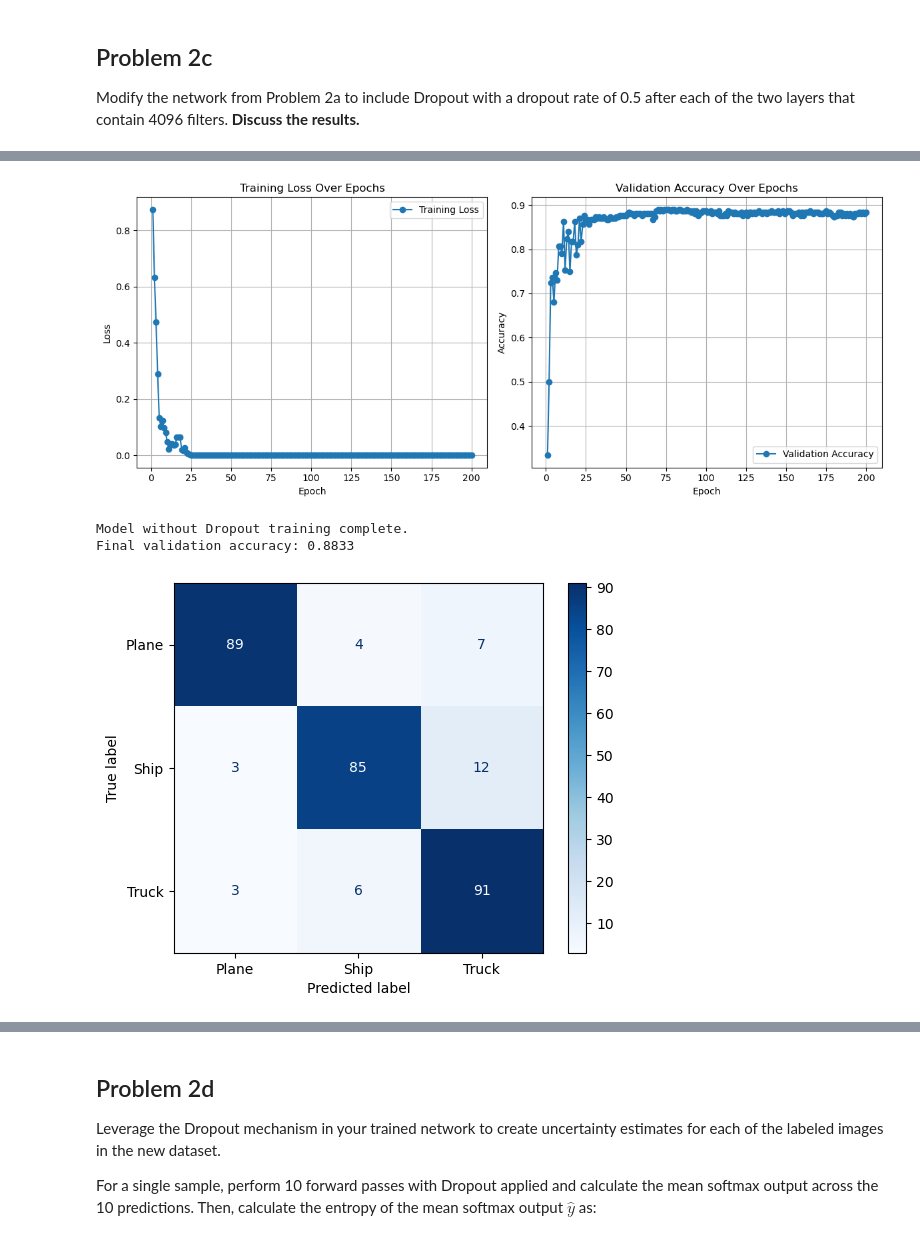
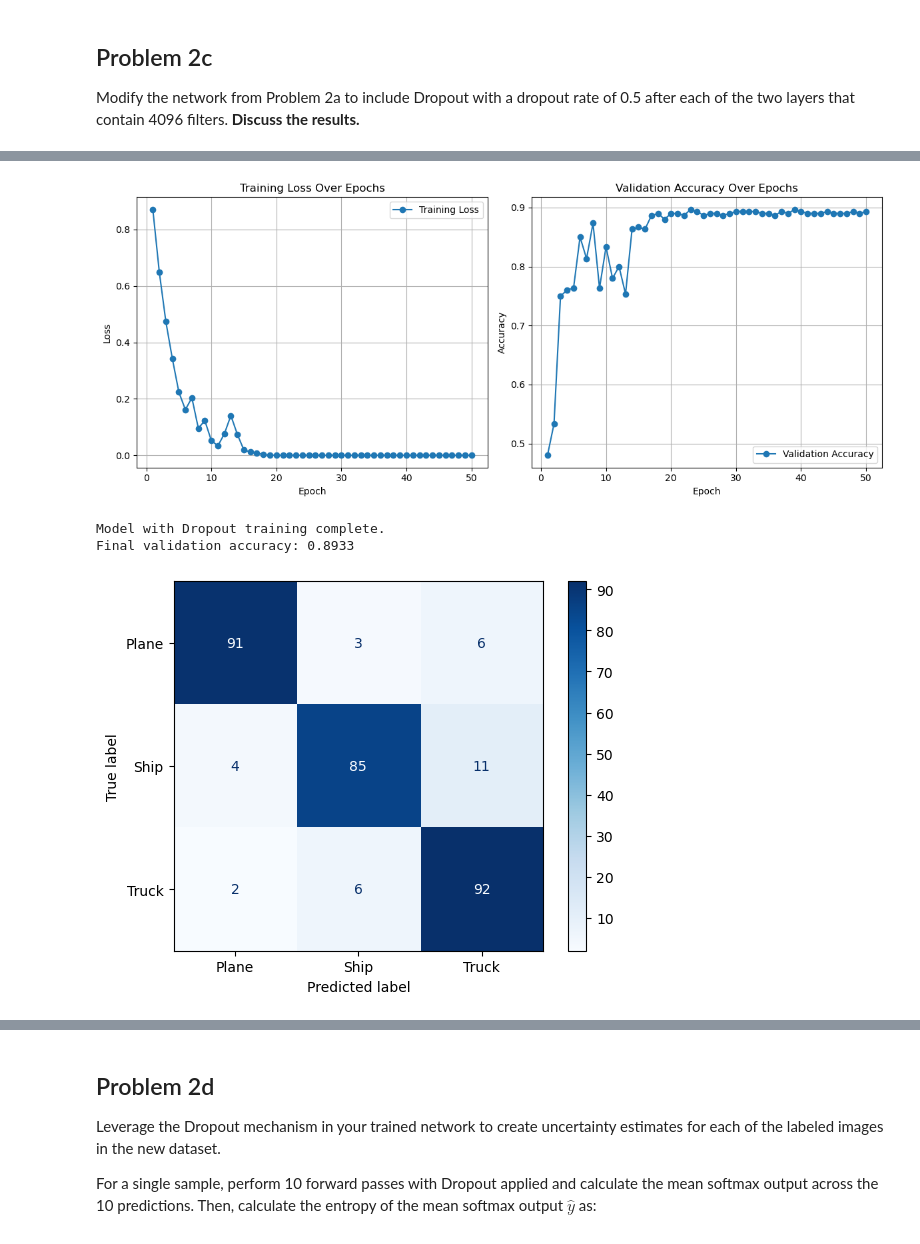
Before and after one commit to tihassfjord/FYS3033DL, a Jupyter notebook: homie_v1.ipynb, the cells around one changed output, grey strips where cells are left out. Cells and saved outputs as stored; diff of their text form; code cells hidden in the pictures.

```diff
--- a/homie_v1.ipynb
+++ b/homie_v1.ipynb
@@ -277,13 +282,13 @@ val_dataset = ImageDataset(val_images, val_labels)
 dataloaders = {
     'train': DataLoader(
         train_dataset,
-        batch_size=64,
+        batch_size=32,
         shuffle=True,           #  Shuffles training data each epoch
         pin_memory=True         #  Speeds up transfer to GPU (if using CUDA)
     ),
     'val': DataLoader(
         val_dataset,
-        batch_size=64,
+        batch_size=32,
         shuffle=False,          #  Keeps validation consistent across epochs
         pin_memory=True         #  Still helpful for val on GPU
     )
@@ -294,17 +299,18 @@ print(f"Training images shape: {train_images.shape}")
 # %% [output]
 Training images shape: (1200, 3, 96, 96)
 # %%
-from src.model import VGG11BN
-from src.train import train_model, evaluate_model, plot_confusion_matrix
+from src.vgg11bn import VGG11BN
+from src.train import train_model, evaluate_model, plot_confusion_matrix, set_seed
 from src.utils import ImageDataset
 import torch.optim as optim
 import torch.nn as nn
 import torch
 import torch.backends.cudnn as cudnn
+from torch.optim.lr_scheduler import StepLR
 
 # Set device
 device = torch.device("cuda" if torch.cuda.is_available() else "cpu")
-cudnn.benchmark = True
+# cudnn.benchmark = True
 
 # Create model (no dropout for 2a)
 model = VGG11BN(num_classes=3, dropout=False).to(device)
@@ -312,6 +318,9 @@ model = VGG11BN(num_classes=3, dropout=False).to(device)
 # Loss and optimizer
 criterion = nn.CrossEntropyLoss()
 optimizer = optim.Adam(model.parameters(), lr=1e-4)
+# Learning rate scheduler
+# StepLR reduces the learning rate by a factor of gamma every step_size epochs
+scheduler = StepLR(optimizer, step_size=20, gamma=0.5)
 
 # Train
 trained_model = train_model(
@@ -319,9 +328,9 @@ trained_model = train_model(
     dataloaders,
     criterion,
     optimizer,
-    scheduler=None,
+    scheduler=scheduler,
     device=device,
-    num_epochs=200
+    num_epochs=50
 )
 
 print("\nModel without Dropout training complete.")
@@ -377,44 +390,41 @@ Linear(4096 → num_classes)
 
 Modify the network from Problem 2a to include Dropout with a dropout rate of 0.5 after each of the two layers that contain 4096 filters. **Discuss the results.**
 # %%
-from src.model import VGG11BN
-from src.train import train_model, evaluate_model, plot_confusion_matrix
-from src.utils import ImageDataset
-import torch.optim as optim
-import torch.nn as nn
-import torch
-import torch.backends.cudnn as cudnn
+# Problem 2c: Train a VGG11BN model with dropout
 
 # Set device
 device = torch.device("cuda" if torch.cuda.is_available() else "cpu")
 cudnn.benchmark = True
 
-# Create model (no dropout for 2a)
-model = VGG11BN(num_classes=3, dropout=True).to(device)
+# ✅ Use a new model name for clarity
+model2c = VGG11BN(num_classes=3, dropout=True).to(device)
 
 # Loss and optimizer
 criterion = nn.CrossEntropyLoss()
-optimizer = optim.Adam(model.parameters(), lr=1e-4)
+optimizer = optim.Adam(model2c.parameters(), lr=1e-4)
+
+# Learning rate scheduler
+scheduler = StepLR(optimizer, step_size=20, gamma=0.5)
 
 # Train
-trained_model = train_model(
-    model,
+trained_model2c = train_model(
+    model2c,
     dataloaders,
     criterion,
     optimizer,
-    scheduler=None,
+    scheduler=scheduler,
     device=device,
-    num_epochs=200
+    num_epochs=50
 )
 
-print("\nModel without Dropout training complete.")
+print("\nModel with Dropout training complete.")
 
-torch.save(trained_model.state_dict(), 'model_with_dropout.pth')
+torch.save(trained_model2c.state_dict(), 'model_with_dropout.pth')
 
 # evaluation
-val_loss, val_acc = evaluate_model(trained_model, dataloaders['val'], criterion, device)
+val_loss, val_acc = evaluate_model(trained_model2c, dataloaders['val'], criterion, device)
 print(f"Final validation accuracy: {val_acc:.4f}")
 
 # Plot confusion matrix
-plot_confusion_matrix(trained_model, dataloaders['val'], device, class_names=['Plane', 'Ship', 'Truck'])
+plot_confusion_matrix(trained_model2c, dataloaders['val'], device, class_names=['Plane', 'Ship', 'Truck'])
 # %% [output]
@@ -438,4 +448,4 @@ Best val Acc: 0.8900
-[figure, old version]
+[figure, new version]
-Model without Dropout training complete.
-Final validation accuracy: 0.8833
+Model with Dropout training complete.
+Final validation accuracy: 0.8933
-[figure, old version]
+[figure, new version]
```
Also changed, not shown: parts of 10 cells of this notebook, 9 other files.
